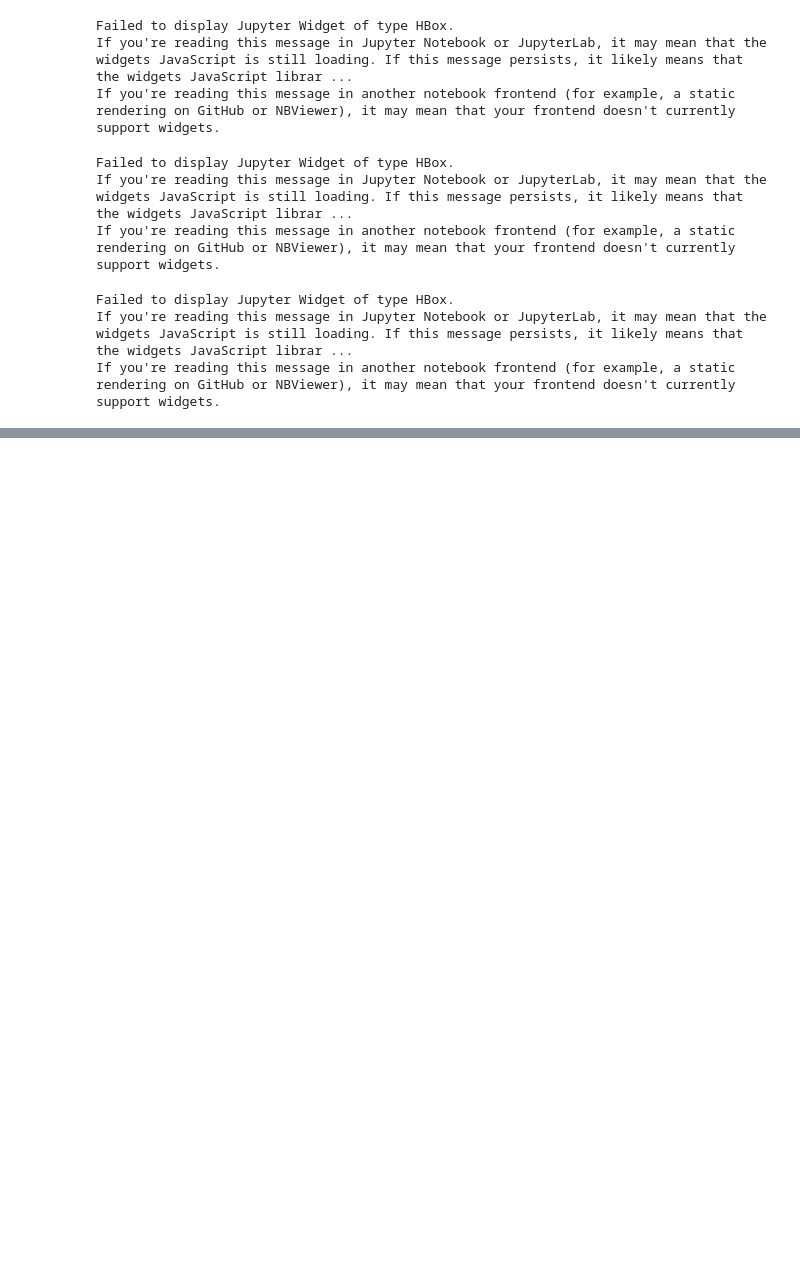
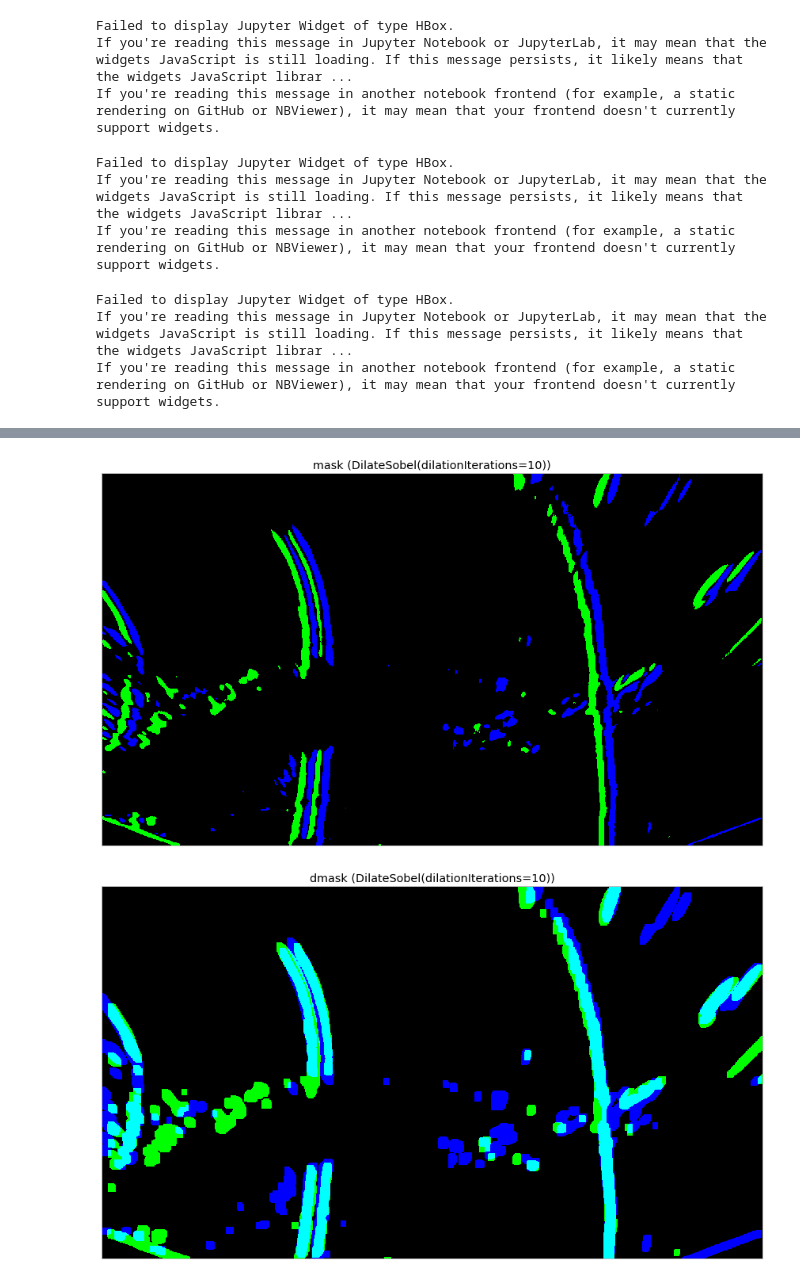
Before and after one commit to tsbertalan/laneLines, a Jupyter notebook: Evaluating HSV.ipynb, the cells around one changed output, grey strips where cells are left out. Cells and saved outputs as stored; diff of their text form; code cells hidden in the pictures; blank space fills up the shorter version.

```diff
--- a/Evaluating HSV.ipynb
+++ b/Evaluating HSV.ipynb
@@ -105,0 +86,8 @@ ax.legend();
+# %%
+for op in list(hsvshow.getByKind(ColorJoin)):
+    v = op.value
+    fig, ax = plt.subplots(figsize=(16,9))
+    show(v, ax=ax, title=op.getSimpleName())
+# %% [output]
+[figure, added]
+[figure, added]
```
Also changed, not shown: parts of 14 cells of this notebook, 6 other files.
